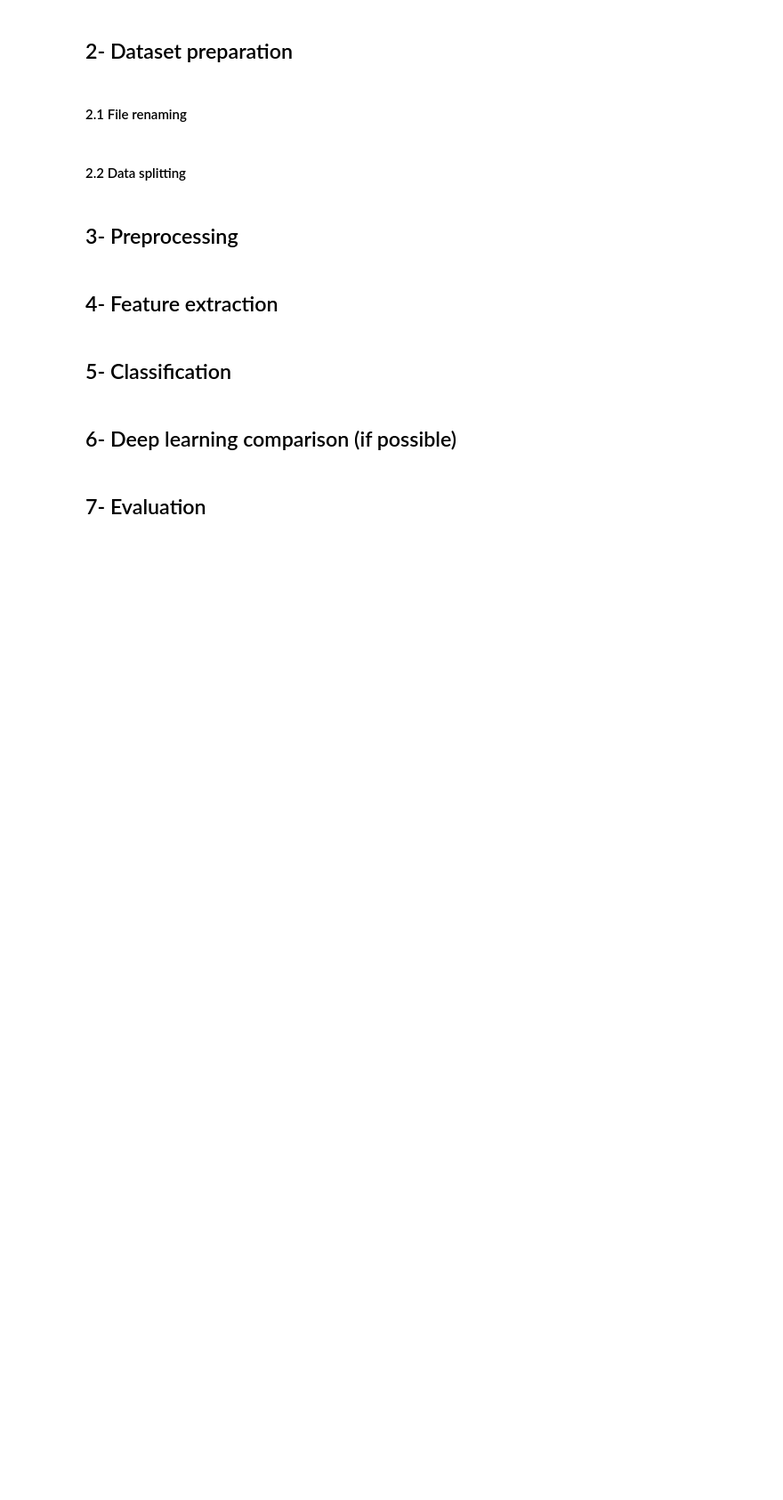
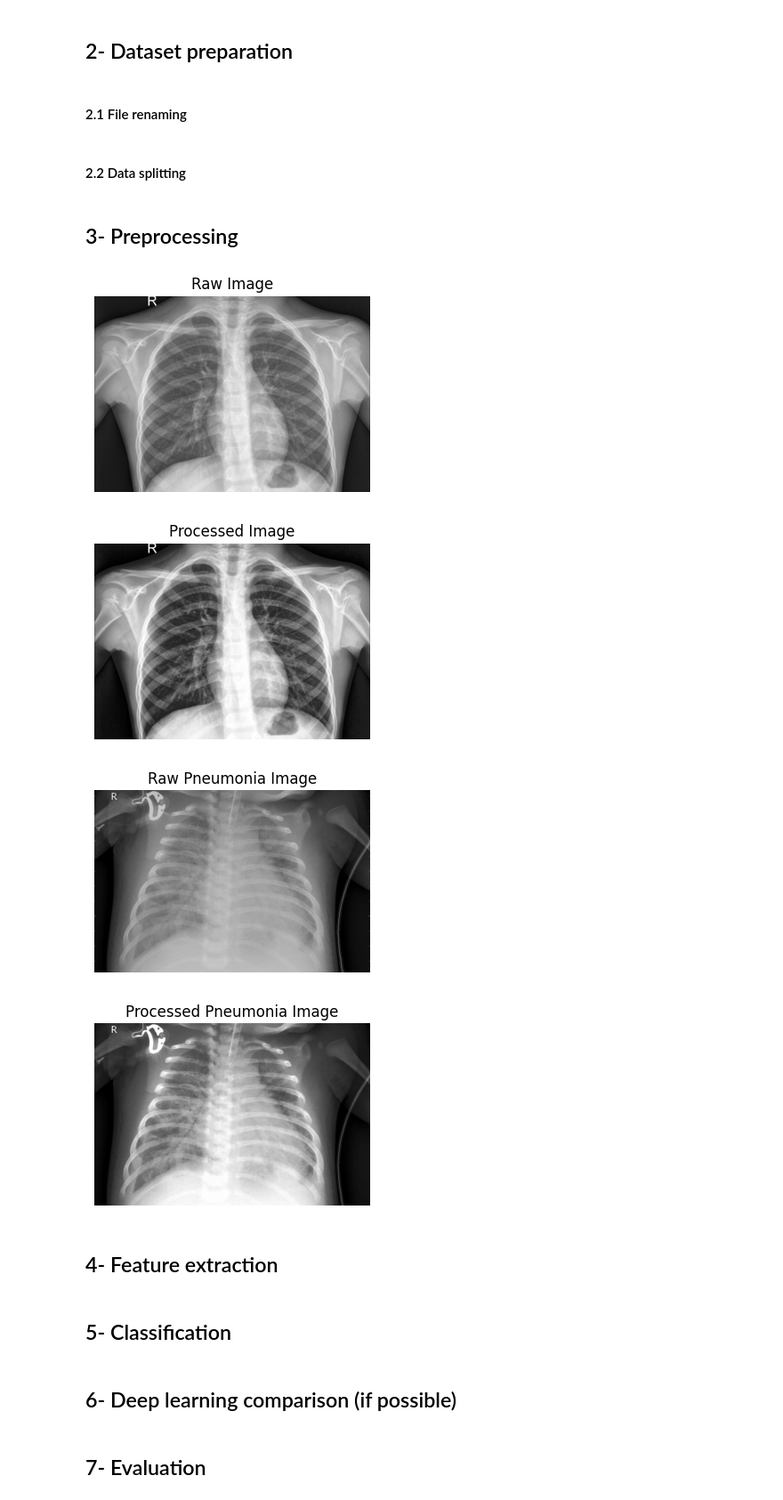
Before and after one commit to Hayder-Aleissa/RD_detection, a Jupyter notebook: RD_detection.ipynb, the cells around one changed output. Shown: that part at 89% size. Drawn from its saved outputs; the diff is of its cells as text; code cells hidden in the pictures; blank space fills up the shorter version.

```diff
--- a/RD_detection.ipynb
+++ b/RD_detection.ipynb
@@ -70,3 +73,10 @@ def split_and_copy_data(src_dir, dest_base, split_ratio=(0.7, 0.15, 0.15)):
 split_and_copy_data(dataset_path, output_path)
 # %% [markdown]
 ## 3- Preprocessing
+# %%
+def display_image(img, title="Preprocessed Sample"):
+    plt.figure(figsize=(4, 4))
+    plt.imshow(img, cmap='gray')
+    plt.title(title)
+    plt.axis('off')
+    plt.show()
@@ -73,3 +114,19 @@ split_and_copy_data(dataset_path, output_path)
+# %%
+raw_normal_image_dir = "ChestXRay_Split/raw/train/NORMAL/NORMAL_00001.jpeg"
+processed_normal_image_dir= "ChestXRay_Split/processed/train/NORMAL/NORMAL_00001.jpeg"
+
+raw_puneumonia_image_dir = "ChestXRay_Split/raw/train/PNEUMONIA/PNEUMONIA_00001.jpeg"
+processed_pneumonia_image_dir= "ChestXRay_Split/processed/train/PNEUMONIA/PNEUMONIA_00001.jpeg"
+
+display_image(cv2.imread(raw_normal_image_dir), "Raw Image")
+display_image(cv2.imread(processed_normal_image_dir), "Processed Image")
+display_image(cv2.imread(raw_puneumonia_image_dir), "Raw Pneumonia Image")
+display_image(cv2.imread(processed_pneumonia_image_dir), "Processed Pneumonia Image")
+# %% [output]
+[figure, added]
+[figure, added]
+[figure, added]
+[figure, added]
 # %% [markdown]
 ## 4- Feature extraction
 # %% [markdown]
```
Also changed, not shown: parts of 4 cells of this notebook, 1 other file.
